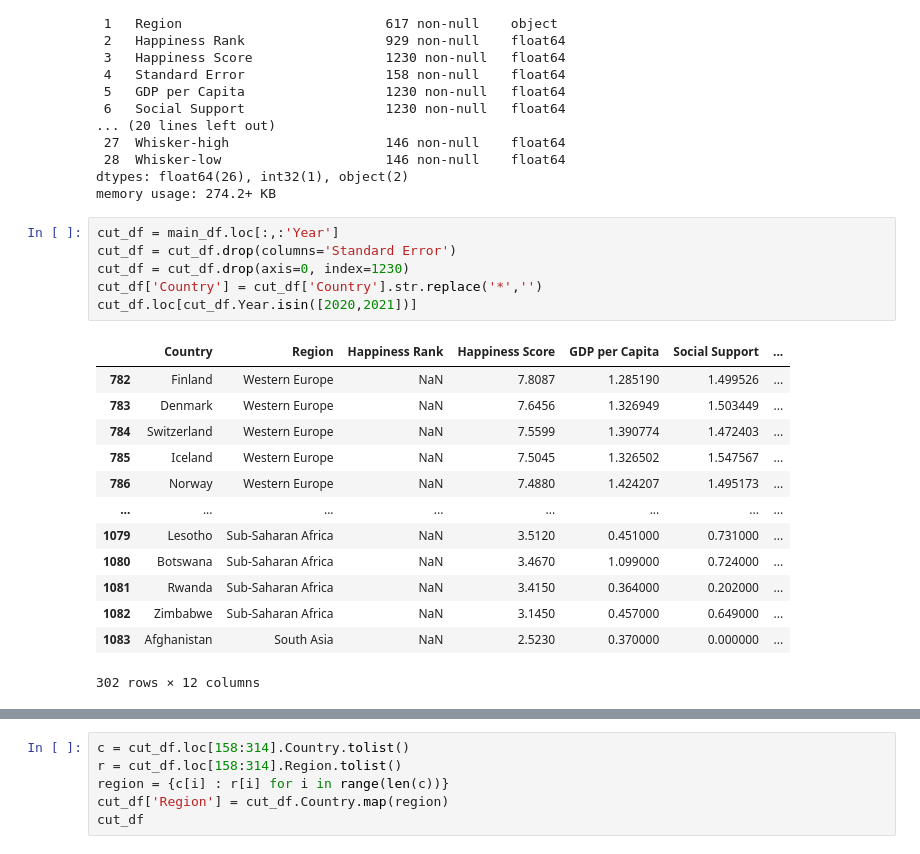
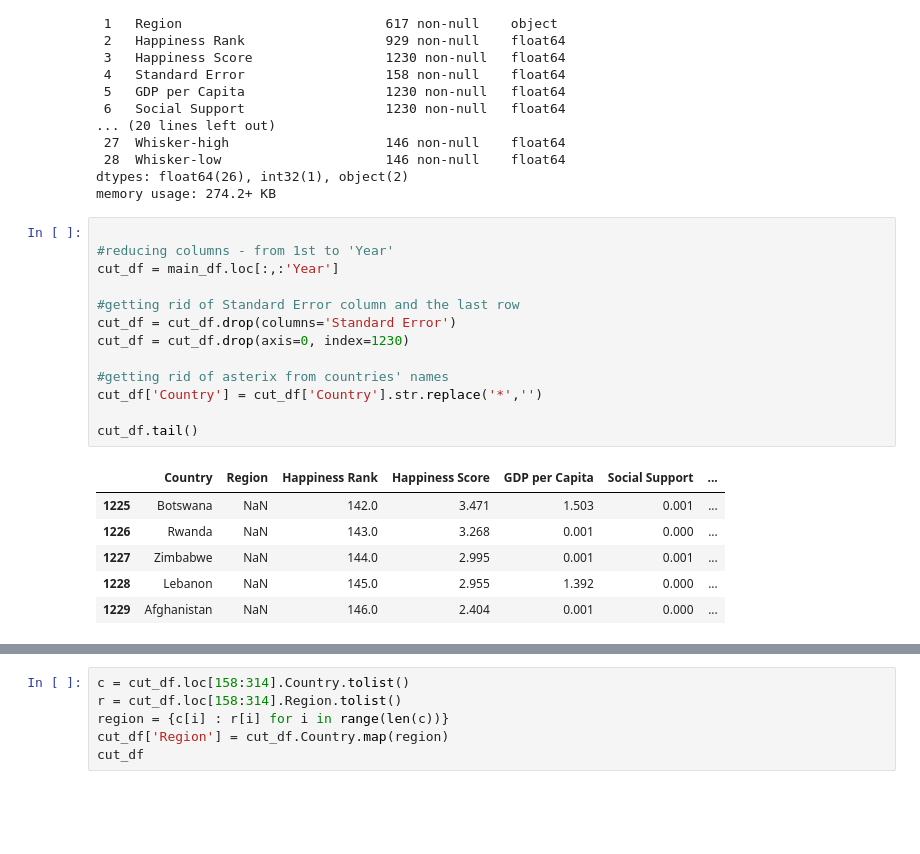
Before and after one commit to ags-de/Happiness-Report, a Jupyter notebook: Data Cleaning.ipynb, the cells around one changed output, grey strips where cells are left out. Drawn from its saved outputs; the diff is of its cells as text; blank space fills up the shorter version.

```diff
--- a/Data Cleaning.ipynb
+++ b/Data Cleaning.ipynb
@@ -224,22 +241,22 @@ Data columns (total 29 columns):
 dtypes: float64(26), int32(1), object(2)
 memory usage: 274.2+ KB
 # %%
+
+#reducing columns - from 1st to 'Year'
 cut_df = main_df.loc[:,:'Year']
+
+#getting rid of Standard Error column and the last row
 cut_df = cut_df.drop(columns='Standard Error')
 cut_df = cut_df.drop(axis=0, index=1230)
+
+#getting rid of asterix from countries' names
 cut_df['Country'] = cut_df['Country'].str.replace('*','')
-cut_df.loc[cut_df.Year.isin([2020,2021])]
+
+cut_df.tail()
 # %% [output]
 |  | Country | Region | Happiness Rank | Happiness Score | GDP per Capita | Social Support | ... |
-| 782 | Finland | Western Europe | NaN | 7.8087 | 1.285190 | 1.499526 | ... |
-| 783 | Denmark | Western Europe | NaN | 7.6456 | 1.326949 | 1.503449 | ... |
-| 784 | Switzerland | Western Europe | NaN | 7.5599 | 1.390774 | 1.472403 | ... |
-| 785 | Iceland | Western Europe | NaN | 7.5045 | 1.326502 | 1.547567 | ... |
-| 786 | Norway | Western Europe | NaN | 7.4880 | 1.424207 | 1.495173 | ... |
-| ... | ... | ... | ... | ... | ... | ... | ... |
-| 1079 | Lesotho | Sub-Saharan Africa | NaN | 3.5120 | 0.451000 | 0.731000 | ... |
-| 1080 | Botswana | Sub-Saharan Africa | NaN | 3.4670 | 1.099000 | 0.724000 | ... |
-| 1081 | Rwanda | Sub-Saharan Africa | NaN | 3.4150 | 0.364000 | 0.202000 | ... |
-| 1082 | Zimbabwe | Sub-Saharan Africa | NaN | 3.1450 | 0.457000 | 0.649000 | ... |
-| 1083 | Afghanistan | South Asia | NaN | 2.5230 | 0.370000 | 0.000000 | ... |
+| 1225 | Botswana | NaN | 142.0 | 3.471 | 1.503 | 0.001 | ... |
+| 1226 | Rwanda | NaN | 143.0 | 3.268 | 0.001 | 0.000 | ... |
+| 1227 | Zimbabwe | NaN | 144.0 | 2.995 | 0.001 | 0.001 | ... |
+| 1228 | Lebanon | NaN | 145.0 | 2.955 | 1.392 | 0.000 | ... |
+| 1229 | Afghanistan | NaN | 146.0 | 2.404 | 0.001 | 0.000 | ... |
-302 rows × 12 columns
```
Also changed, not shown: parts of 8 cells of this notebook.
